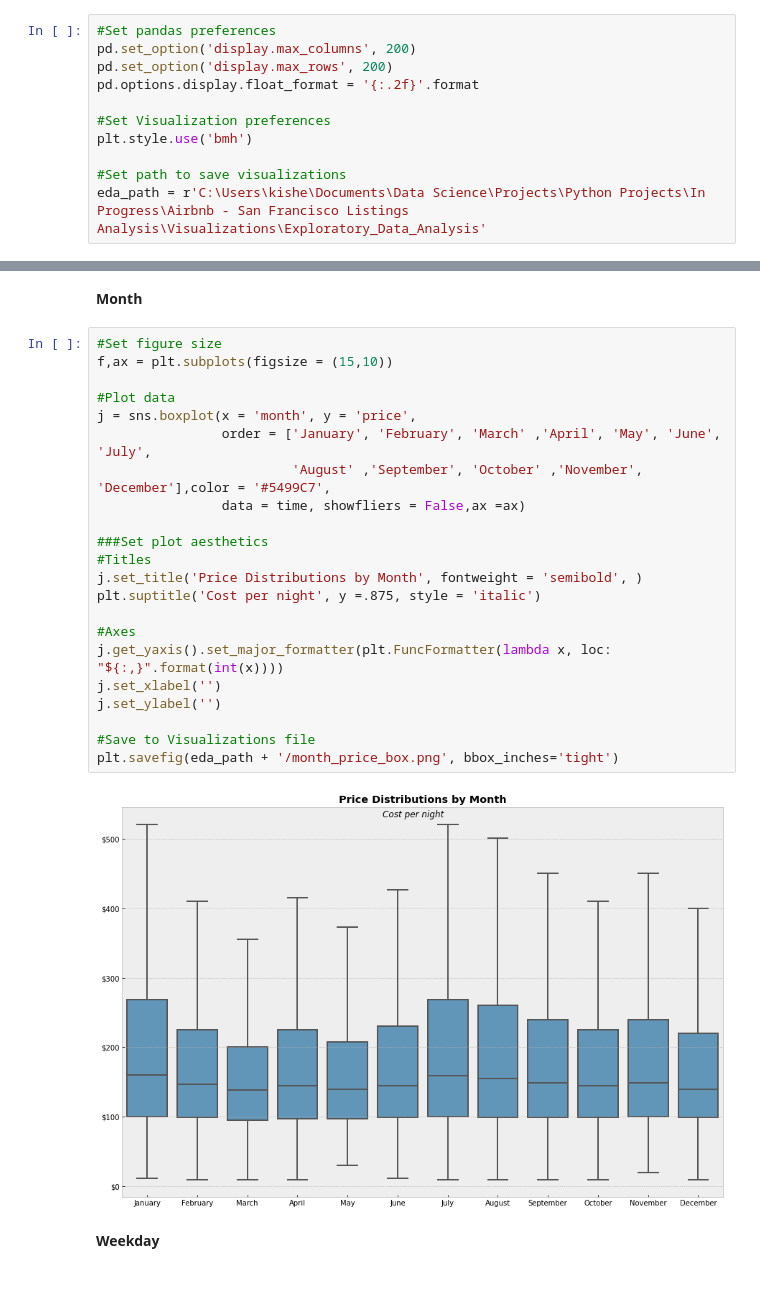
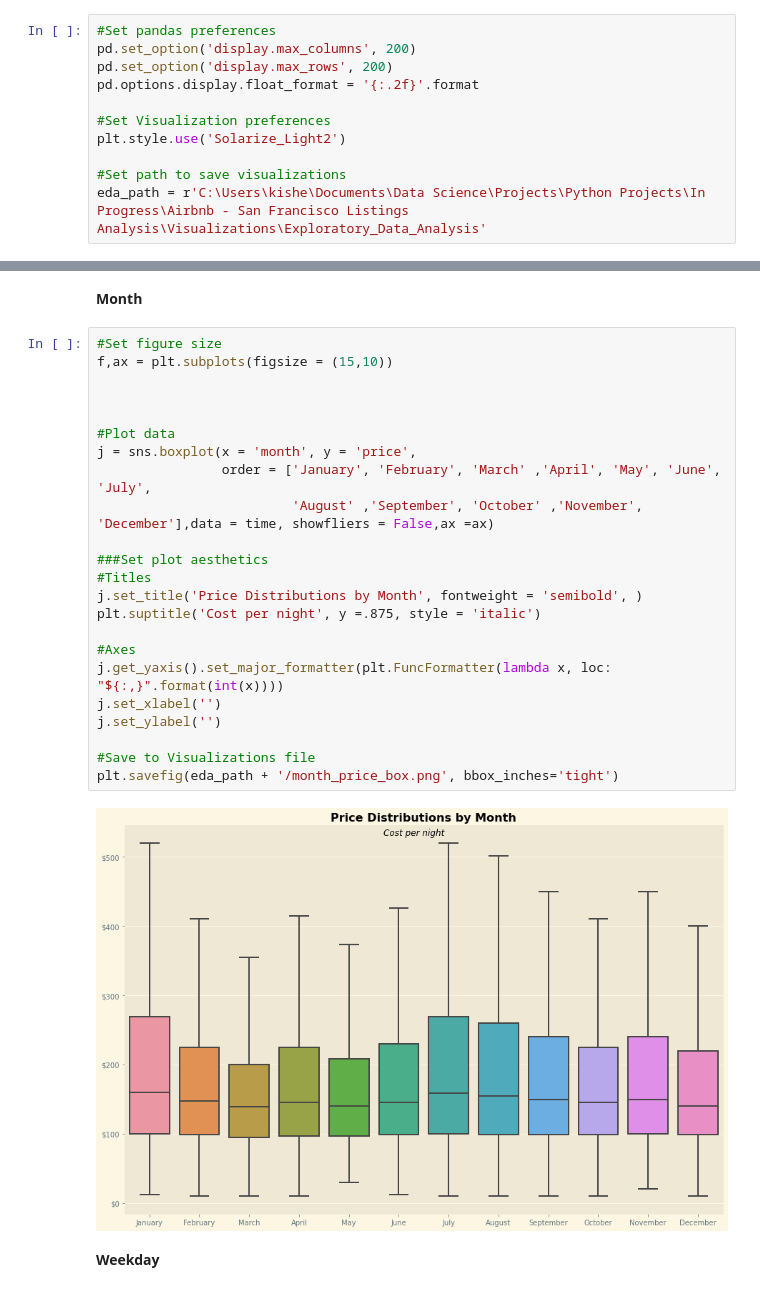
Before and after one commit to KishenSharma6/SF_Airbnb_Rental_Market_Analysis, a Jupyter notebook: Project_Codes/02_EDA/2020_0525_Listings_EDA.ipynb, the cells around one changed output, grey strips where cells are left out. Cells and saved outputs as stored; diff of their text form.

```diff
--- a/Project_Codes/02_EDA/2020_0525_Listings_EDA.ipynb
+++ b/Project_Codes/02_EDA/2020_0525_Listings_EDA.ipynb
@@ -18,7 +18,7 @@ pd.set_option('display.max_rows', 200)
 pd.options.display.float_format = '{:.2f}'.format
 
 #Set Visualization preferences
-plt.style.use('bmh')
+plt.style.use('Solarize_Light2')
 
 #Set path to save visualizations
 eda_path = r'C:\Users\kishe\Documents\Data Science\Projects\Python Projects\In Progress\Airbnb - San Francisco Listings Analysis\Visualizations\Exploratory_Data_Analysis'
@@ -165,27 +186,28 @@ time.head(15)
 # %%
 #Set figure size
 f,ax = plt.subplots(figsize = (15,10))
 
+
+
 #Plot data
 j = sns.boxplot(x = 'month', y = 'price',
                 order = ['January', 'February', 'March' ,'April', 'May', 'June', 'July',
-                         'August' ,'September', 'October' ,'November', 'December'],color = '#5499C7',
-                data = time, showfliers = False,ax =ax)
+                         'August' ,'September', 'October' ,'November', 'December'],data = time, showfliers = False,ax =ax)
 
 ###Set plot aesthetics
 #Titles
 j.set_title('Price Distributions by Month', fontweight = 'semibold', )
 plt.suptitle('Cost per night', y =.875, style = 'italic')
 
 #Axes
 j.get_yaxis().set_major_formatter(plt.FuncFormatter(lambda x, loc: "${:,}".format(int(x))))
 j.set_xlabel('')
 j.set_ylabel('')
 
 #Save to Visualizations file
 plt.savefig(eda_path + '/month_price_box.png', bbox_inches='tight')
 # %% [output]
-[figure, old version]
+[figure, new version]
 # %% [markdown]
 **Weekday**
 # %%
```
Also changed, not shown: parts of 37 cells of this notebook, 4 other files.
